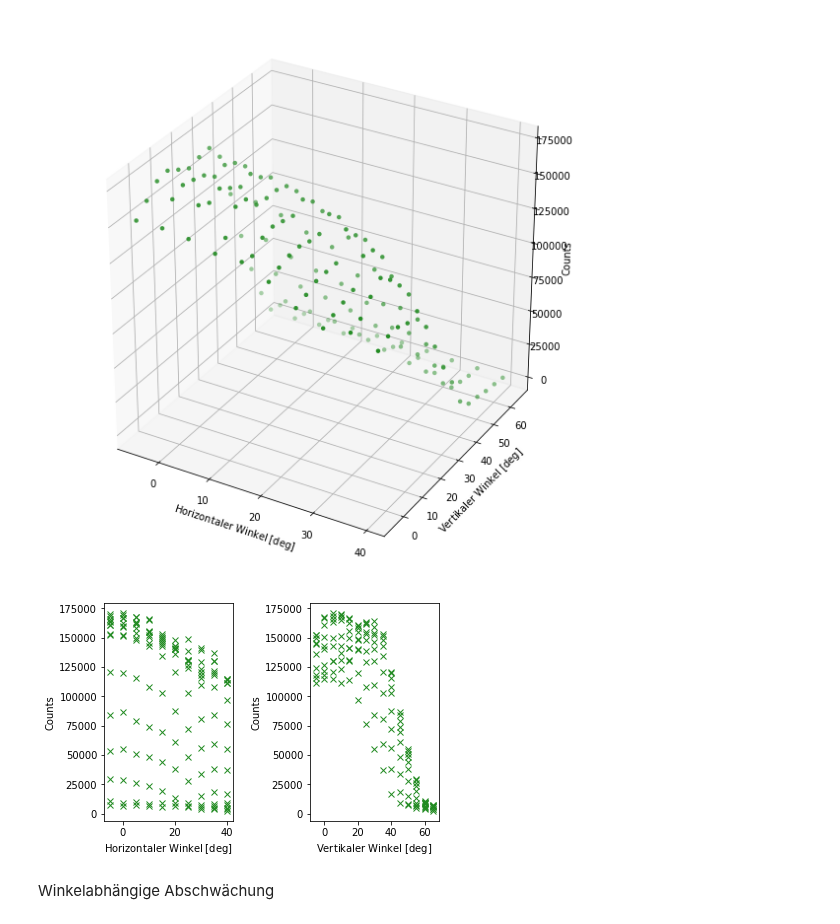
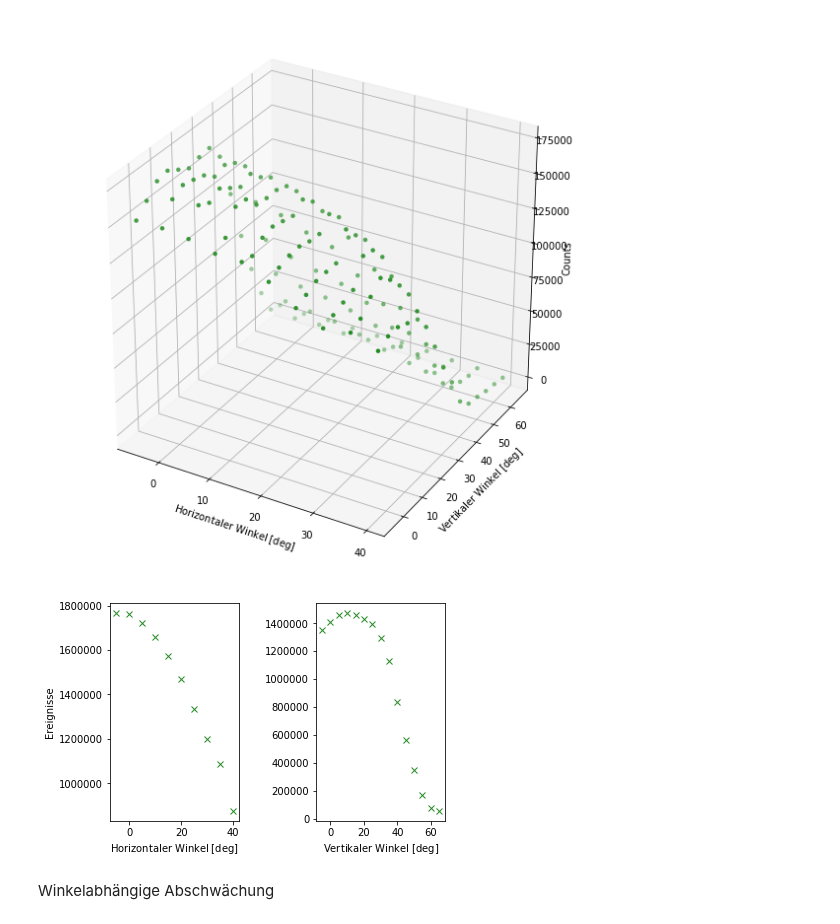
Before and after one commit to Ninilini/FP_Teilchen, a Jupyter notebook: Szintillierende_Fasern/plots/auswertung_messdaten.ipynb, the cells around one changed output. Saved outputs shown, nothing was run; the diff lists cells and outputs as text; code cells hidden in the pictures.

Commit message:
Überarbeitung des rmin Plots und Weiterschreiben des Protokolls

```diff
--- a/Szintillierende_Fasern/plots/auswertung_messdaten.ipynb
+++ b/Szintillierende_Fasern/plots/auswertung_messdaten.ipynb
@@ -164,20 +164,43 @@ ax.set_zlabel(r'Counts')
 plt.tight_layout()
 # %% [output]
 [figure]
+# %%
+sum_counts_hor = list()
+sum_hor_unique = list()
+
+temp = 0
+a = 14
+for i in range(len(sum_counts)):
+    temp = temp + sum_counts[i]
+    if i == a :
+        sum_counts_hor.append(temp)
+        sum_hor_unique.append(sum_hor[i])
+        temp = 0
+        a = a+15
+# %%
+sum_counts_vert = list()
+sum_vert_unique = np.unique(sum_vert)
+for ver in sum_vert_unique:
+    temp = 0
+    for i in range(len(sum_vert)):
+        if sum_vert[i] == ver:
+            temp = temp + sum_counts[i]
+    sum_counts_vert.append(temp)
 # %%
 plt.subplot(1,2,1)
-plt.plot(sum_hor, sum_counts, color = 'forestgreen', marker = 'x', linestyle = '')
+plt.plot(sum_hor_unique, sum_counts_hor, color = 'forestgreen', marker = 'x', linestyle = '')
 plt.xlabel(r'Horizontaler Winkel$\;$[deg]')
-plt.ylabel(r'Counts')
+plt.ylabel(r'Ereignisse')
 
 plt.subplot(1,2,2)
-plt.plot(sum_vert, sum_counts, color = 'forestgreen', marker = 'x', linestyle = '')
+plt.plot(sum_vert_unique, sum_counts_vert, color = 'forestgreen', marker = 'x', linestyle = '')
 plt.xlabel(r'Vertikaler Winkel$\;$[deg]')
-plt.ylabel(r'Counts')
+#plt.ylabel(r'Counts')
 
 plt.subplots_adjust(wspace = 0.6)
+plt.savefig('../plots/radial_test.pdf')
 # %% [output]
-[figure, old version]
+[figure, new version]
 # %% [markdown]
 Winkelabhängige Abschwächung
 # %%
```
Also changed, not shown: parts of 20 cells of this notebook, 5 other files.
